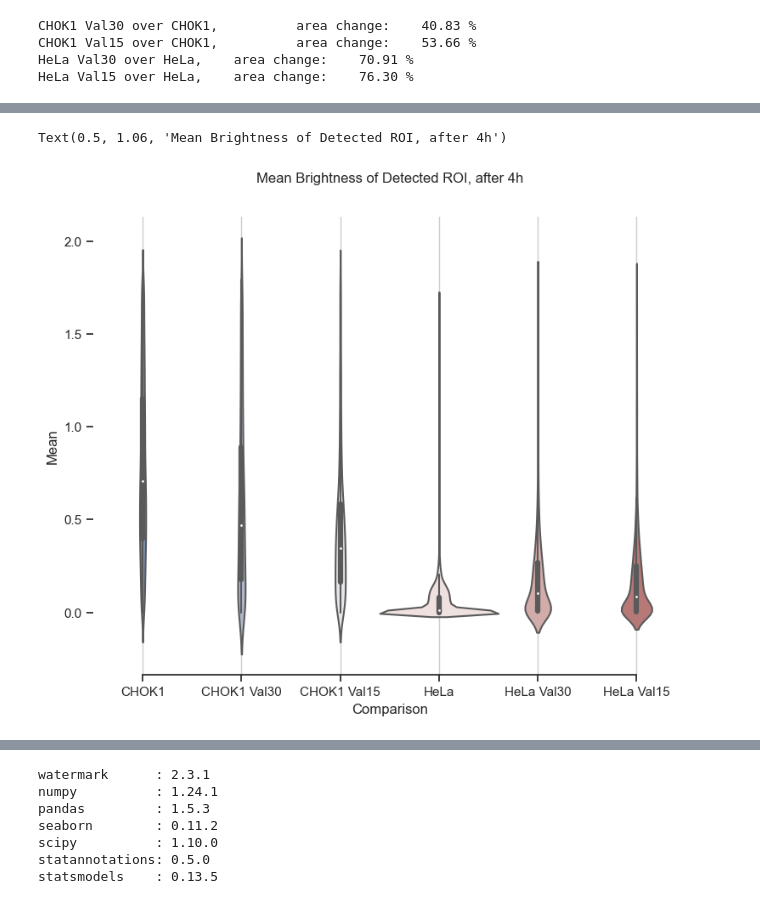
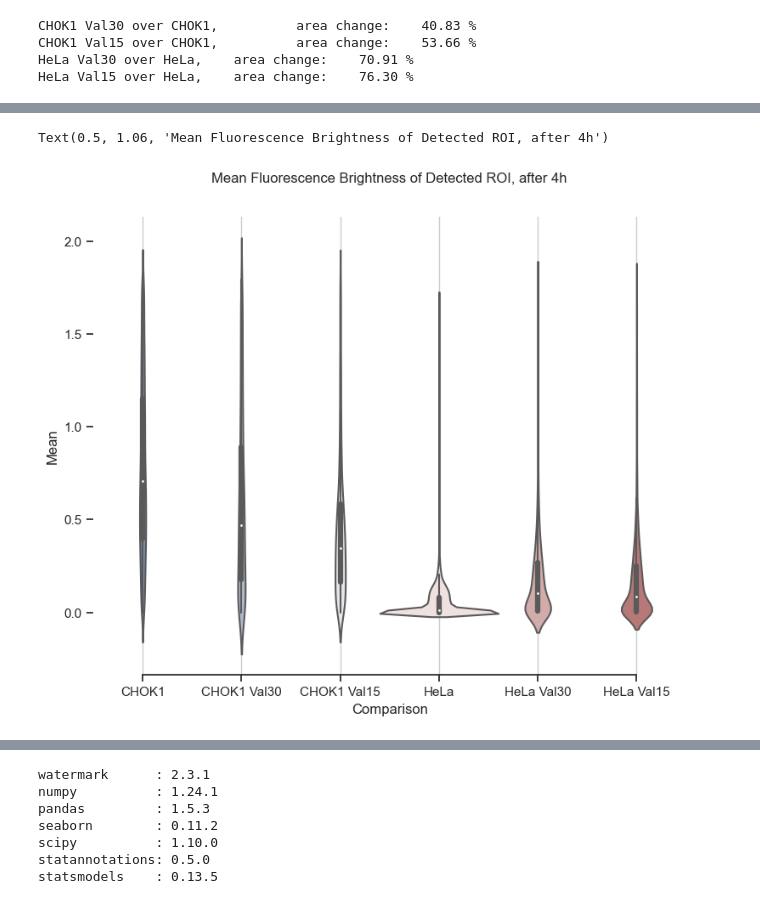
Before and after one commit to martinschatz-cz/genotoxicity-bia, a Jupyter notebook: Python_scripts/SF_dataVis_and_statistics_mean_24h.ipynb, the cells around one changed output, grey strips where cells are left out. Drawn from its saved outputs; the diff is of its cells as text; code cells hidden in the pictures.

```diff
--- a/Python_scripts/SF_dataVis_and_statistics_mean_24h.ipynb
+++ b/Python_scripts/SF_dataVis_and_statistics_mean_24h.ipynb
@@ -653,36 +655,36 @@ plt.show()
 Q1 = all_df.Mean.quantile(0.25)
 Q3 = all_df.Mean.quantile(0.75)
 IQR = Q3 - Q1
 cols = ["Mean"]
 all_df = all_df[
     ~((all_df[cols] < (Q1 - 1.5 * IQR)) | (all_df[cols] > (Q3 + 1.5 * IQR))).any(axis=1)
 ]
 
 sns.set_theme(style="ticks")
 
 # Initialize the figure
 f, ax = plt.subplots(figsize=(9, 7))
 
 # Plot
 sns.violinplot(
     x="Set_name",
     y="Mean",
     data=all_df,
     width=1.2,
     palette="vlag",
     showfliers=False,
 )
 
 
 # Tweak the visual presentation
 ax.xaxis.grid(True)
 ax.set(ylabel="Mean")
 ax.set(xlabel="Comparison")
 sns.despine(trim=True, left=True)
-plt.title("Mean Brightness of Detected ROI, after 4h", y=1.06)
+plt.title("Mean Fluorescence Brightness of Detected ROI, after 4h", y=1.06)
 # %% [output]
-Text(0.5, 1.06, 'Mean Brightness of Detected ROI, after 4h')
+Text(0.5, 1.06, 'Mean Fluorescence Brightness of Detected ROI, after 4h')
-[figure, old version]
+[figure, new version]
 # %%
 watermark(iversions=True, globals_=globals())
 print(watermark())
```
Also changed, not shown: parts of 6 cells of this notebook, 2 other files.
